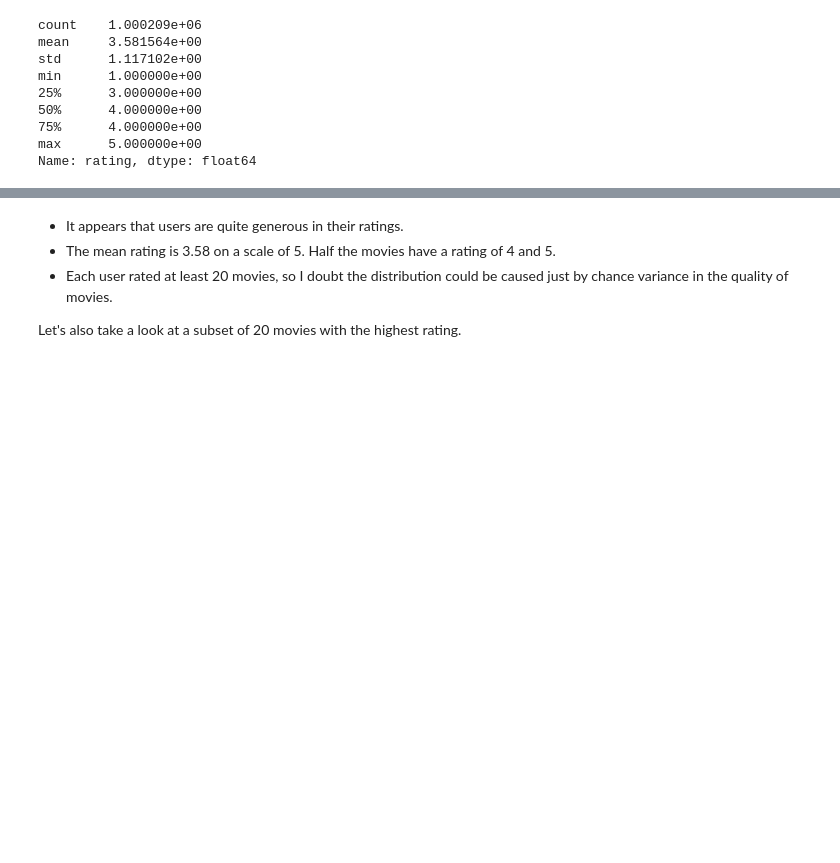
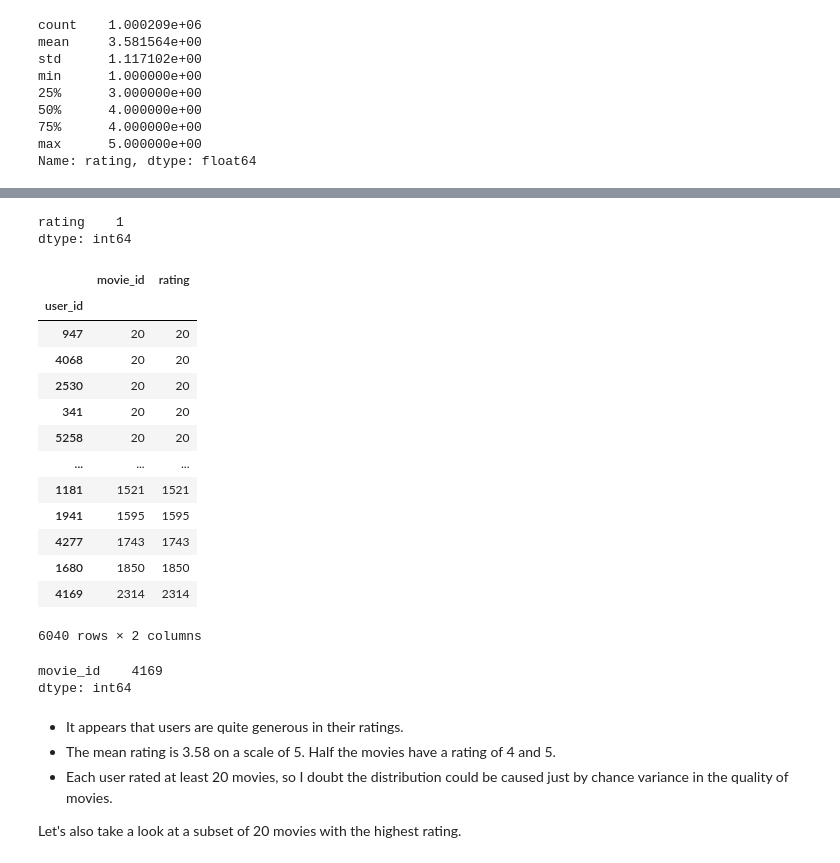
Before and after one commit to SudhakarAnemu/AI-DS-ML-DL-, a Jupyter notebook: RecommendationEngine_(1).ipynb, the cells around one changed output, grey strips where cells are left out. Drawn from its saved outputs; the diff is of its cells as text; code cells hidden in the pictures; blank space fills up the shorter version.

```diff
--- a/RecommendationEngine_(1).ipynb
+++ b/RecommendationEngine_(1).ipynb
@@ -449,3 +449,34 @@ sns.distplot(ratings['rating'].fillna(ratings['rating'].median()))
+# %%
+#js
+# which user watched max amount fo movies
+# User with max movies watched
+df111 = ratings.groupby(['user_id', 'movie_id']).count().max() #.max()
+print(df111)
+# %% [output]
+rating    1
+dtype: int64
+# %%
+ratings.groupby(['user_id']).count().sort_values("rating")
+# %% [output]
+|  | movie_id | rating |
+| user_id |  |  |
+| 947 | 20 | 20 |
+| 4068 | 20 | 20 |
+| 2530 | 20 | 20 |
+| 341 | 20 | 20 |
+| 5258 | 20 | 20 |
+| ... | ... | ... |
+| 1181 | 1521 | 1521 |
+| 1941 | 1595 | 1595 |
+| 4277 | 1743 | 1743 |
+| 1680 | 1850 | 1850 |
+| 4169 | 2314 | 2314 |
+6040 rows × 2 columns
+# %%
+ratings.groupby(['user_id']).count()[['movie_id']].idxmax()
+# %% [output]
+movie_id    4169
+dtype: int64
 # %% [markdown]
 - It appears that users are quite generous in their ratings.
 - The mean rating is 3.58 on a scale of 5. Half the movies have a rating of 4 and 5.
```
Also changed, not shown: parts of 2 cells of this notebook.
